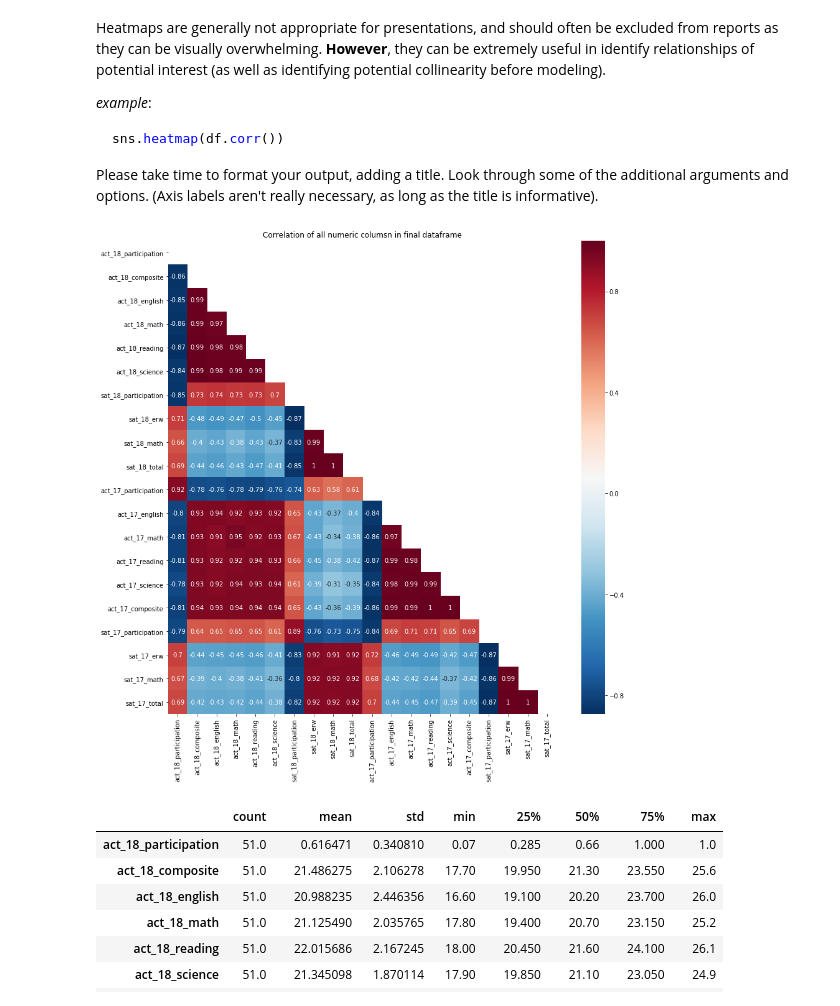
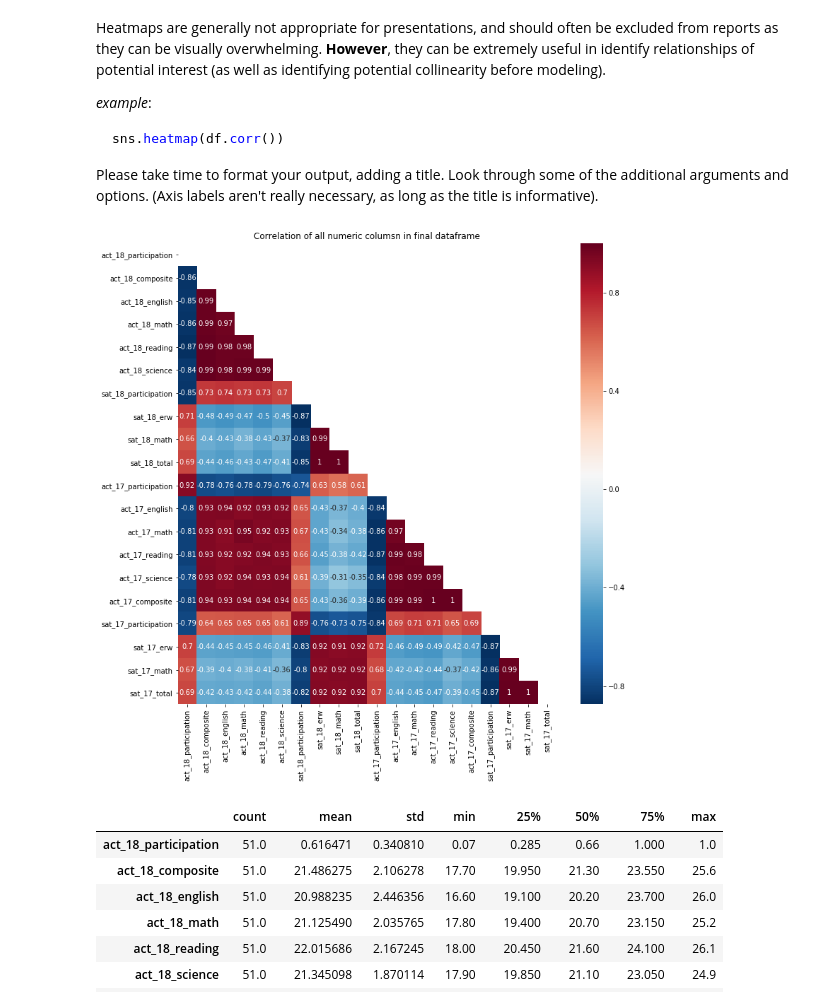
Before and after one commit to KennethChewx/Project_1, a Jupyter notebook: code/starter-code.ipynb, the cells around one changed output. Cells and saved outputs as stored; diff of their text form; code cells hidden in the pictures.

```diff
--- a/code/starter-code.ipynb
+++ b/code/starter-code.ipynb
@@ -191,7 +195,7 @@ As for the outlier in ACT science section, the score if 2.3 is well below the me
 sat_df.loc[20,'Math'] = 524
 act_df.loc[21,'Science'] = 23.2
 sat_df["New Total"] = sat_df['Math']+sat_df['Evidence-Based Reading and Writing']
-sat_df = sat_df[['State','Participation','Evidence-Based Reading and Writing','Math','New Total']]
+sat_df.drop(columns = 'Total',inplace=True)
 # %%
 sat_df.head(10)
 # %% [output]
@@ -743,19 +735,19 @@ sns.heatmap(df.corr())
 
 Please take time to format your output, adding a title. Look through some of the additional arguments and options. (Axis labels aren't really necessary, as long as the title is informative).
 # %%
-fig, ax = plt.subplots(figsize=(14,14))
+fig, ax = plt.subplots(figsize=(12,12))
 # Compute the correlation matrix
 
 # Generate a mask for the upper triangle
 mask = np.zeros_like(final.corr())
 mask[np.triu_indices_from(mask)] = True
 
 sns.heatmap(final.corr(),mask = mask, cmap="RdBu_r",annot=True)
 ax.set_title('Correlation of all numeric columsn in final dataframe')
 
 plt.show()
 # %% [output]
-[figure, old version]
+[figure, new version]
 # %%
 final.describe().transpose()
 # %% [output]
```
Also changed, not shown: parts of 17 cells of this notebook, 1 other file.
